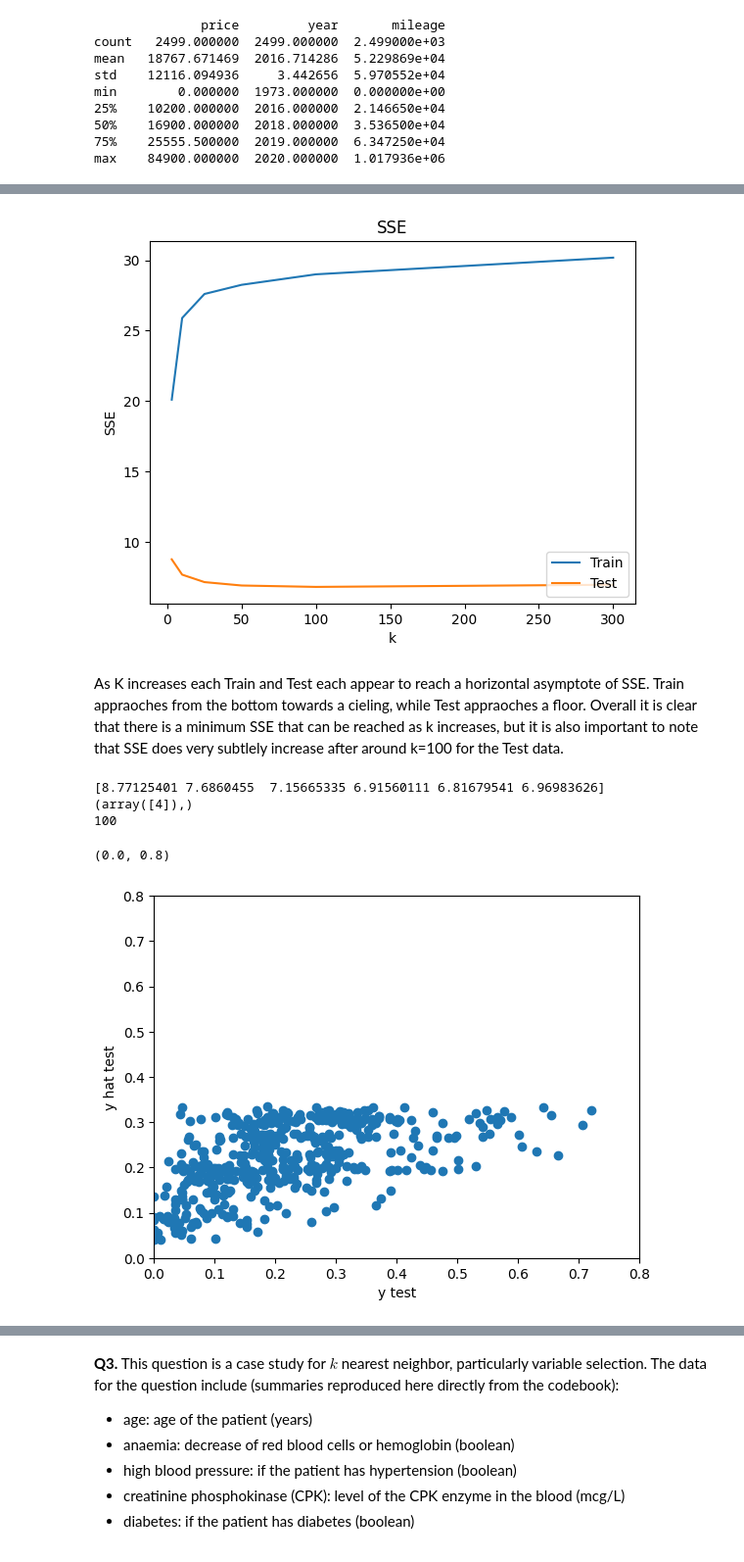
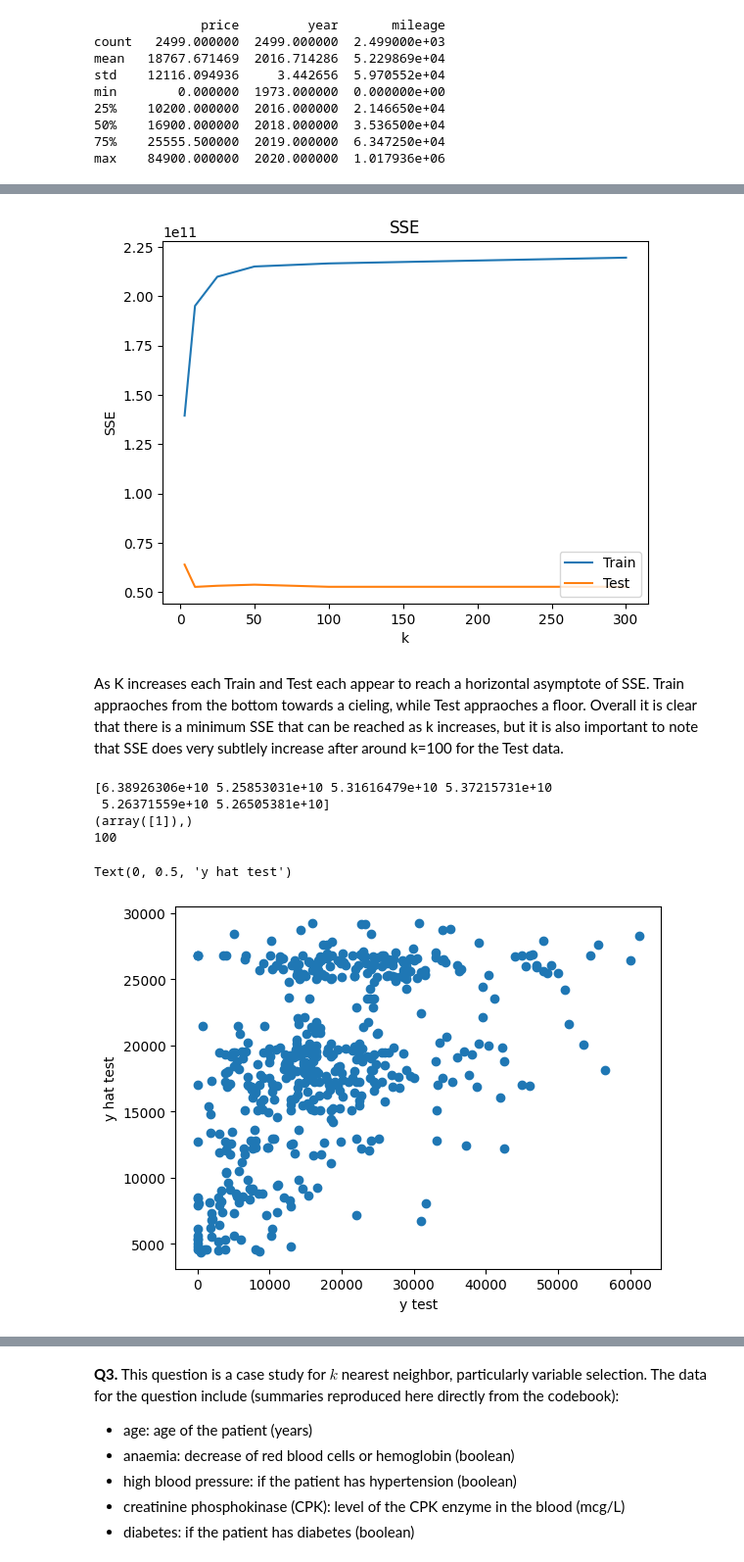
Before and after one commit to mbz8dg/assignment3, a Jupyter notebook: assignment_knn_and_kmc.ipynb, the cells around one changed output, grey strips where cells are left out. Shown: that part at 98% size. Cells and saved outputs as stored; diff of their text form; code cells hidden in the pictures.

```diff
--- a/assignment_knn_and_kmc.ipynb
+++ b/assignment_knn_and_kmc.ipynb
@@ -206,7 +213,6 @@ def maxmin(z):
     z = (z-min(z))/(max(z)-min(z))
     return(z)
 
-df2 = df2.apply(maxmin)
 df2.describe()
 # %% [output]
 |  | price | year | mileage |
@@ -269,7 +278,7 @@ plt.legend(loc='lower right')
 plt.title('SSE')
 plt.show()
 # %% [output]
-[figure, old version]
+[figure, new version]
 # %% [markdown]
 As K increases each Train and Test each appear to reach a horizontal asymptote of SSE. Train appraoches from the bottom towards a cieling, while Test appraoches a floor. Overall it is clear that there is a minimum SSE that can be reached as k increases, but it is also important to note that SSE does very subtlely increase after around k=100 for the Test data.
 # %%
@@ -281,27 +290,26 @@ print(min_index)
 k_star = k_grid[4] # Find the optimal value of k
 print(k_star)
 # %% [output]
-[8.77125401 7.6860455  7.15665335 6.91560111 6.81679541 6.96983626]
-(array([4]),)
+[6.38926306e+10 5.25853031e+10 5.31616479e+10 5.37215731e+10
+ 5.26371559e+10 5.26505381e+10]
+(array([1]),)
 100
 # %%
 """
 6
 Describe what happened in the plots of predicted versus actual prices as  𝑘  varied,
 taking your answer into part 6 into account. (Hint: Use the words "underfitting" and "overfitting".)
 
 """
 model = kNNRegression(n_neighbors=100)
 fitted_model = model.fit(X_train,y_train)
 y_hattest = fitted_model.predict(X_test)
 y_hat = fitted_model.predict(X_train)
 #corss tab actual and fitted then finish writing #6
 plt.scatter(y_test,y_hattest)
 plt.xlabel("y test")
 plt.ylabel("y hat test")
-plt.ylim(0,.8)
-plt.xlim(0,.8)
 # %% [output]
-(0.0, 0.8)
+Text(0, 0.5, 'y hat test')
-[figure, old version]
+[figure, new version]
 # %% [markdown]
```
Also changed, not shown: parts of 5 cells of this notebook.
